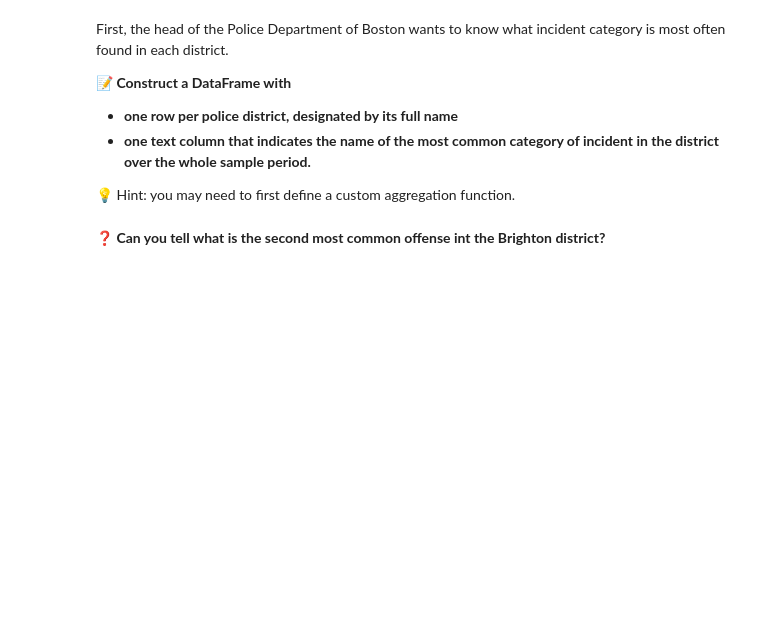
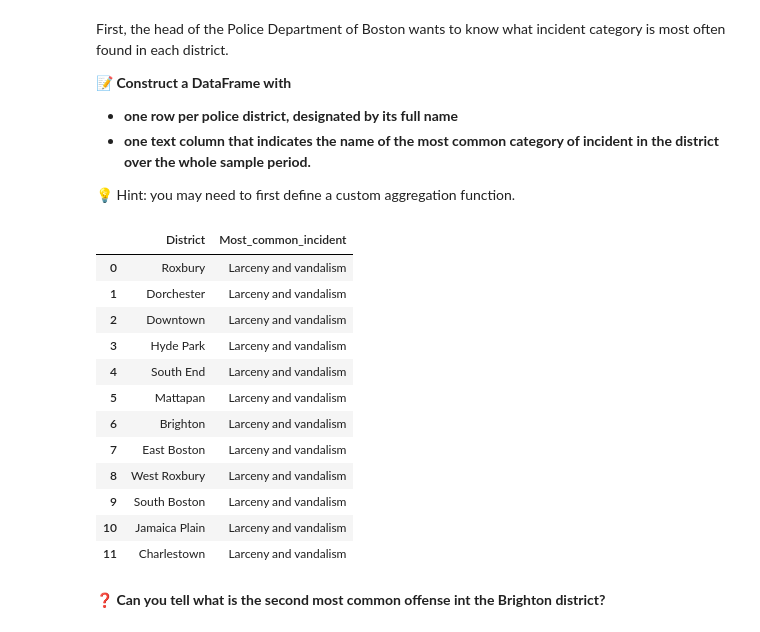
Before and after one commit to Alexey-Nick-Novikov/data-certification-exam, a Jupyter notebook: decision_science/boston_crimes.ipynb, the cells around one changed output. Saved outputs shown, nothing was run; the diff lists cells and outputs as text; code cells hidden in the pictures; blank space fills up the shorter version.

Commit message:
Incidents per district done

```diff
--- a/decision_science/boston_crimes.ipynb
+++ b/decision_science/boston_crimes.ipynb
@@ -428,2 +441,47 @@ First, the head of the Police Department of Boston wants to know what incident c
+# %%
+# YOUR CODE HERE
+# Selecting only useful columns
+df = data[['NAME', 'OFFENSE_CODE_GROUP']]
+
+# Creating a list of districts
+districts = [district for district in df.NAME.unique()]
+
+# Creating a dict of incident types
+incident_cat = dict()
+for incident in df.OFFENSE_CODE_GROUP.unique():
+    incident_cat[incident] = 0
+
+# Creating an empty dict for district : incident pairs
+dist_dict = dict()
+
+# Dict for a future  output df
+dist_tmp = {'District' : [],
+        'Most_common_incident' : []}
+
+# Iterating over all districts and creating temporary sub-datasets
+for district in districts:
+    df_tmp = df[df.NAME == district]
+    # Iterating over each row in the sub-dataset and sum all the incidents
+    for index, row in df_tmp.iterrows():
+        incident_cat[row['OFFENSE_CODE_GROUP']] += 1
+    dist_dict[district] = incident_cat
+    dist_tmp['District'].append(district)
+    dist_tmp['Most_common_incident'].append(max(dist_dict[district], key=dist_dict[district].get))
+
+pd.DataFrame(dist_tmp)
+# %% [output]
+|  | District | Most_common_incident |
+| 0 | Roxbury | Larceny and vandalism |
+| 1 | Dorchester | Larceny and vandalism |
+| 2 | Downtown | Larceny and vandalism |
+| 3 | Hyde Park | Larceny and vandalism |
+| 4 | South End | Larceny and vandalism |
+| 5 | Mattapan | Larceny and vandalism |
+| 6 | Brighton | Larceny and vandalism |
+| 7 | East Boston | Larceny and vandalism |
+| 8 | West Roxbury | Larceny and vandalism |
+| 9 | South Boston | Larceny and vandalism |
+| 10 | Jamaica Plain | Larceny and vandalism |
+| 11 | Charlestown | Larceny and vandalism |
 # %% [markdown]
 **❓ Can you tell what is the second most common offense int the Brighton district?**
```
Also changed, not shown: parts of 6 cells of this notebook.
